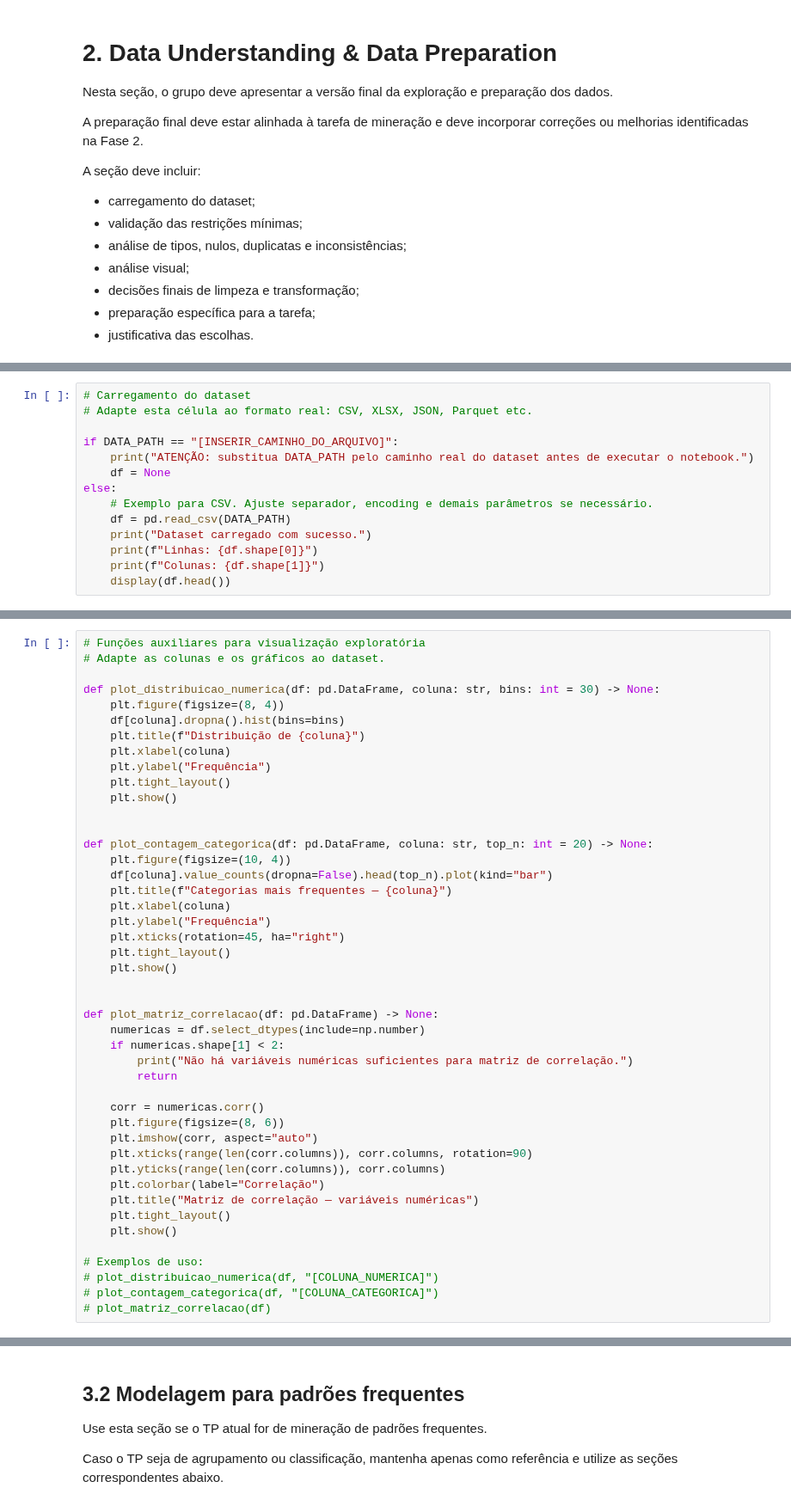
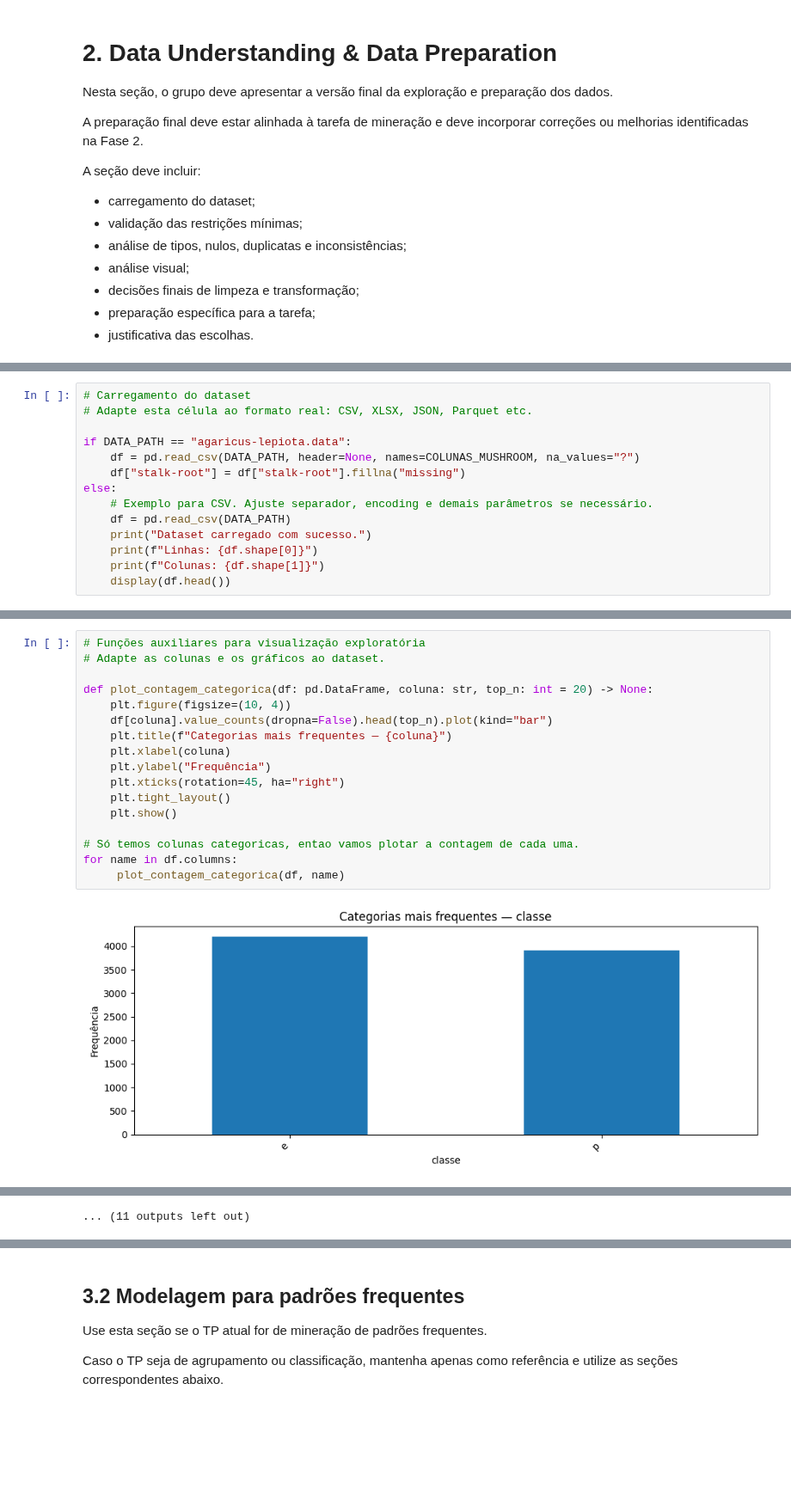
Before and after one commit to DaviOSad/Online-Players-Behavior-Segmentation, a Jupyter notebook: TP1_Fase3_Grupo11.ipynb, the cells around one changed output, grey strips where cells are left out. Shown at 86% size. Saved outputs shown, nothing was run; the diff lists cells and outputs as text; blank space fills up the shorter version.

```diff
--- a/TP1_Fase3_Grupo11.ipynb
+++ b/TP1_Fase3_Grupo11.ipynb
@@ -255,9 +285,9 @@ A seção deve incluir:
 # Carregamento do dataset
 # Adapte esta célula ao formato real: CSV, XLSX, JSON, Parquet etc.
 
-if DATA_PATH == "[INSERIR_CAMINHO_DO_ARQUIVO]":
-    print("ATENÇÃO: substitua DATA_PATH pelo caminho real do dataset antes de executar o notebook.")
-    df = None
+if DATA_PATH == "agaricus-lepiota.data":
+    df = pd.read_csv(DATA_PATH, header=None, names=COLUNAS_MUSHROOM, na_values="?")
+    df["stalk-root"] = df["stalk-root"].fillna("missing")
 else:
     # Exemplo para CSV. Ajuste separador, encoding e demais parâmetros se necessário.
     df = pd.read_csv(DATA_PATH)
@@ -343,45 +397,19 @@ Comente:
 # %%
 # Funções auxiliares para visualização exploratória
 # Adapte as colunas e os gráficos ao dataset.
-
-def plot_distribuicao_numerica(df: pd.DataFrame, coluna: str, bins: int = 30) -> None:
-    plt.figure(figsize=(8, 4))
-    df[coluna].dropna().hist(bins=bins)
-    plt.title(f"Distribuição de {coluna}")
-    plt.xlabel(coluna)
-    plt.ylabel("Frequência")
-    plt.tight_layout()
-    plt.show()
-
 
 def plot_contagem_categorica(df: pd.DataFrame, coluna: str, top_n: int = 20) -> None:
     plt.figure(figsize=(10, 4))
     df[coluna].value_counts(dropna=False).head(top_n).plot(kind="bar")
     plt.title(f"Categorias mais frequentes — {coluna}")
     plt.xlabel(coluna)
     plt.ylabel("Frequência")
     plt.xticks(rotation=45, ha="right")
     plt.tight_layout()
     plt.show()
 
-
-def plot_matriz_correlacao(df: pd.DataFrame) -> None:
-    numericas = df.select_dtypes(include=np.number)
-    if numericas.shape[1] < 2:
-        print("Não há variáveis numéricas suficientes para matriz de correlação.")
-        return
-
-    corr = numericas.corr()
-    plt.figure(figsize=(8, 6))
-    plt.imshow(corr, aspect="auto")
-    plt.xticks(range(len(corr.columns)), corr.columns, rotation=90)
-    plt.yticks(range(len(corr.columns)), corr.columns)
-    plt.colorbar(label="Correlação")
-    plt.title("Matriz de correlação — variáveis numéricas")
-    plt.tight_layout()
-    plt.show()
-
-# Exemplos de uso:
-# plot_distribuicao_numerica(df, "[COLUNA_NUMERICA]")
-# plot_contagem_categorica(df, "[COLUNA_CATEGORICA]")
-# plot_matriz_correlacao(df)
+# Só temos colunas categoricas, entao vamos plotar a contagem de cada uma.
+for name in df.columns:
+     plot_contagem_categorica(df, name)
+# %% [output]
+[figure, added]
@@ -387,0 +427 @@ def plot_matriz_correlacao(df: pd.DataFrame) -> None:
+... (11 outputs left out)
```
Also changed, not shown: parts of 19 cells of this notebook.
